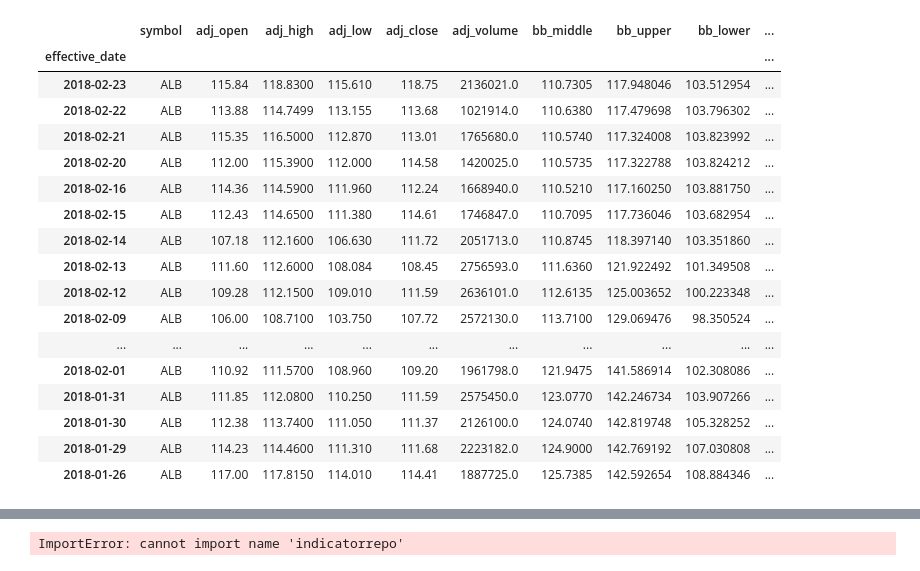
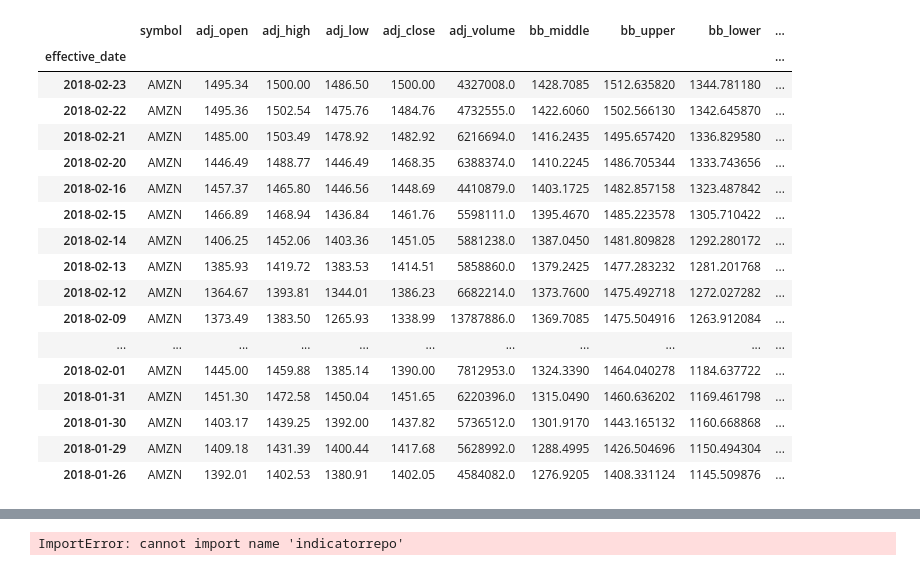
Before and after one commit to MichaelZhangCA/Jupyter.Notebook, a Jupyter notebook: Market_Research/analysis/Analysis POC.ipynb, the cells around one changed output, grey strips where cells are left out. Saved outputs shown, nothing was run; the diff lists cells and outputs as text; code cells hidden in the pictures.

```diff
--- a/Market_Research/analysis/Analysis POC.ipynb
+++ b/Market_Research/analysis/Analysis POC.ipynb
@@ -48,27 +48,27 @@ def load_stockdata(symbol):
     cursor.close()
     return dfsql
 # %%
-df = load_stockdata('ALB')
+df = load_stockdata('AMZN')
 # df['macd_up'] = df.macd > df.macd.shift(-1)
 #df['squeeze'] = (df.bb_lower >= df.kc_2_lower) & (df.bb_upper <= df.kc_2_upper)
 df.head(20)
 # %% [output]
 |  | symbol | adj_open | adj_high | adj_low | adj_close | adj_volume | bb_middle | bb_upper | bb_lower | ... |
 | effective_date |  |  |  |  |  |  |  |  |  | ... |
-| 2018-02-23 | ALB | 115.84 | 118.8300 | 115.610 | 118.75 | 2136021.0 | 110.7305 | 117.948046 | 103.512954 | ... |
-| 2018-02-22 | ALB | 113.88 | 114.7499 | 113.155 | 113.68 | 1021914.0 | 110.6380 | 117.479698 | 103.796302 | ... |
-| 2018-02-21 | ALB | 115.35 | 116.5000 | 112.870 | 113.01 | 1765680.0 | 110.5740 | 117.324008 | 103.823992 | ... |
-| 2018-02-20 | ALB | 112.00 | 115.3900 | 112.000 | 114.58 | 1420025.0 | 110.5735 | 117.322788 | 103.824212 | ... |
-| 2018-02-16 | ALB | 114.36 | 114.5900 | 111.960 | 112.24 | 1668940.0 | 110.5210 | 117.160250 | 103.881750 | ... |
-| 2018-02-15 | ALB | 112.43 | 114.6500 | 111.380 | 114.61 | 1746847.0 | 110.7095 | 117.736046 | 103.682954 | ... |
-| 2018-02-14 | ALB | 107.18 | 112.1600 | 106.630 | 111.72 | 2051713.0 | 110.8745 | 118.397140 | 103.351860 | ... |
-| 2018-02-13 | ALB | 111.60 | 112.6000 | 108.084 | 108.45 | 2756593.0 | 111.6360 | 121.922492 | 101.349508 | ... |
-| 2018-02-12 | ALB | 109.28 | 112.1500 | 109.010 | 111.59 | 2636101.0 | 112.6135 | 125.003652 | 100.223348 | ... |
-| 2018-02-09 | ALB | 106.00 | 108.7100 | 103.750 | 107.72 | 2572130.0 | 113.7100 | 129.069476 | 98.350524 | ... |
+| 2018-02-23 | AMZN | 1495.34 | 1500.00 | 1486.50 | 1500.00 | 4327008.0 | 1428.7085 | 1512.635820 | 1344.781180 | ... |
+| 2018-02-22 | AMZN | 1495.36 | 1502.54 | 1475.76 | 1484.76 | 4732555.0 | 1422.6060 | 1502.566130 | 1342.645870 | ... |
+| 2018-02-21 | AMZN | 1485.00 | 1503.49 | 1478.92 | 1482.92 | 6216694.0 | 1416.2435 | 1495.657420 | 1336.829580 | ... |
+| 2018-02-20 | AMZN | 1446.49 | 1488.77 | 1446.49 | 1468.35 | 6388374.0 | 1410.2245 | 1486.705344 | 1333.743656 | ... |
+| 2018-02-16 | AMZN | 1457.37 | 1465.80 | 1446.56 | 1448.69 | 4410879.0 | 1403.1725 | 1482.857158 | 1323.487842 | ... |
+| 2018-02-15 | AMZN | 1466.89 | 1468.94 | 1436.84 | 1461.76 | 5598111.0 | 1395.4670 | 1485.223578 | 1305.710422 | ... |
+| 2018-02-14 | AMZN | 1406.25 | 1452.06 | 1403.36 | 1451.05 | 5881238.0 | 1387.0450 | 1481.809828 | 1292.280172 | ... |
+| 2018-02-13 | AMZN | 1385.93 | 1419.72 | 1383.53 | 1414.51 | 5858860.0 | 1379.2425 | 1477.283232 | 1281.201768 | ... |
+| 2018-02-12 | AMZN | 1364.67 | 1393.81 | 1344.01 | 1386.23 | 6682214.0 | 1373.7600 | 1475.492718 | 1272.027282 | ... |
+| 2018-02-09 | AMZN | 1373.49 | 1383.50 | 1265.93 | 1338.99 | 13787886.0 | 1369.7085 | 1475.504916 | 1263.912084 | ... |
 | ... | ... | ... | ... | ... | ... | ... | ... | ... | ... | ... |
-| 2018-02-01 | ALB | 110.92 | 111.5700 | 108.960 | 109.20 | 1961798.0 | 121.9475 | 141.586914 | 102.308086 | ... |
-| 2018-01-31 | ALB | 111.85 | 112.0800 | 110.250 | 111.59 | 2575450.0 | 123.0770 | 142.246734 | 103.907266 | ... |
-| 2018-01-30 | ALB | 112.38 | 113.7400 | 111.050 | 111.37 | 2126100.0 | 124.0740 | 142.819748 | 105.328252 | ... |
-| 2018-01-29 | ALB | 114.23 | 114.4600 | 111.310 | 111.68 | 2223182.0 | 124.9000 | 142.769192 | 107.030808 | ... |
-| 2018-01-26 | ALB | 117.00 | 117.8150 | 114.010 | 114.41 | 1887725.0 | 125.7385 | 142.592654 | 108.884346 | ... |
+| 2018-02-01 | AMZN | 1445.00 | 1459.88 | 1385.14 | 1390.00 | 7812953.0 | 1324.3390 | 1464.040278 | 1184.637722 | ... |
+| 2018-01-31 | AMZN | 1451.30 | 1472.58 | 1450.04 | 1451.65 | 6220396.0 | 1315.0490 | 1460.636202 | 1169.461798 | ... |
+| 2018-01-30 | AMZN | 1403.17 | 1439.25 | 1392.00 | 1437.82 | 5736512.0 | 1301.9170 | 1443.165132 | 1160.668868 | ... |
+| 2018-01-29 | AMZN | 1409.18 | 1431.39 | 1400.44 | 1417.68 | 5628992.0 | 1288.4995 | 1426.504696 | 1150.494304 | ... |
+| 2018-01-26 | AMZN | 1392.01 | 1402.53 | 1380.91 | 1402.05 | 4584082.0 | 1276.9205 | 1408.331124 | 1145.509876 | ... |
 # %%
```
Also changed, not shown: parts of 2 cells of this notebook, 22 other files.
